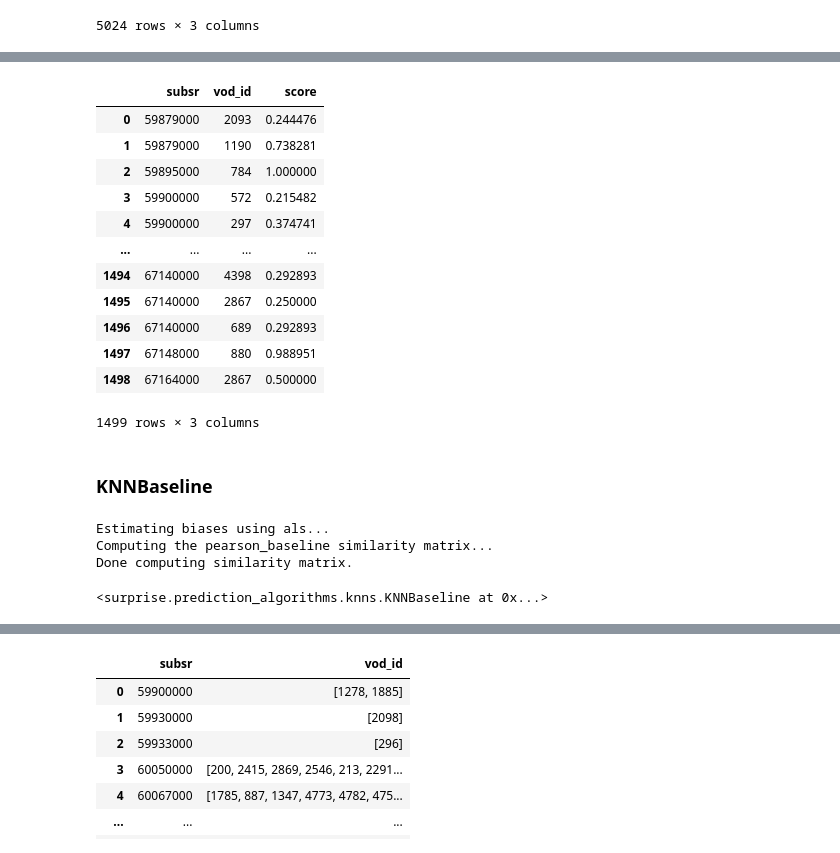
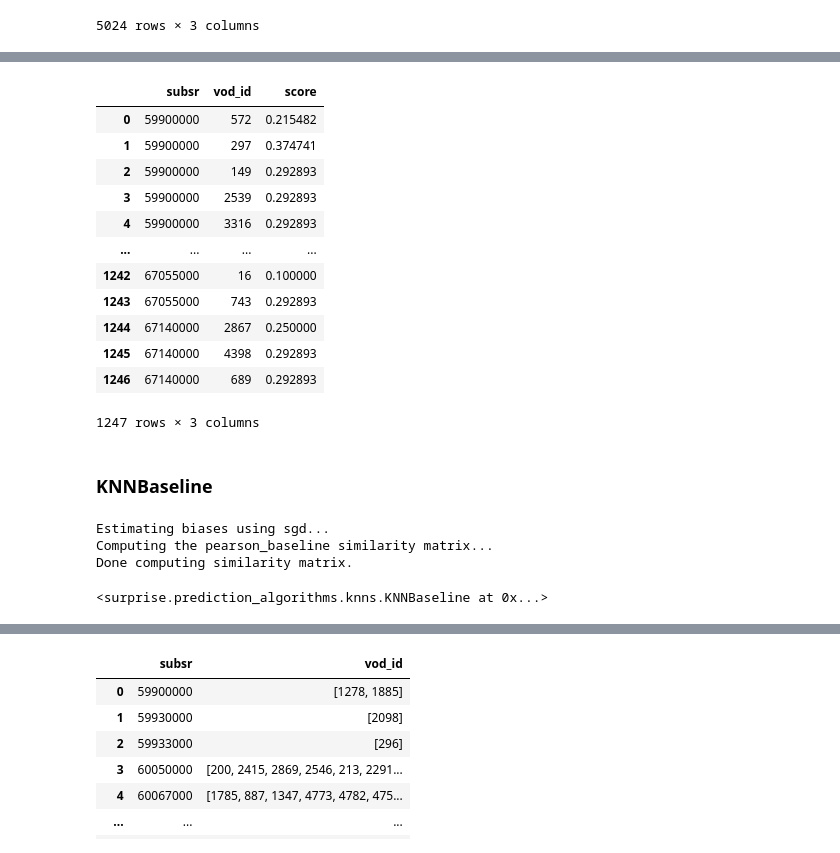
Before and after one commit to LGHV-team1/final-project, a Jupyter notebook: 모델/vod_89train_10test.ipynb, the cells around one changed output, grey strips where cells are left out. Saved outputs shown, nothing was run; the diff lists cells and outputs as text; code cells hidden in the pictures.

```diff
--- a/모델/vod_89train_10test.ipynb
+++ b/모델/vod_89train_10test.ipynb
@@ -396,22 +409,22 @@ vod1
 # %%
+vod1 = vod1[['subsr', 'vod_id', 'score']]
 vod1.to_csv('../data/vod_score.csv', index = 0)
 vod_score = pd.read_csv('../data/vod_score.csv')
-vod_score = vod_score[['subsr', 'vod_id', 'score']]
 vod_score
 # %% [output]
 |  | subsr | vod_id | score |
-| 0 | 59879000 | 2093 | 0.244476 |
-| 1 | 59879000 | 1190 | 0.738281 |
-| 2 | 59895000 | 784 | 1.000000 |
-| 3 | 59900000 | 572 | 0.215482 |
-| 4 | 59900000 | 297 | 0.374741 |
+| 0 | 59900000 | 572 | 0.215482 |
+| 1 | 59900000 | 297 | 0.374741 |
+| 2 | 59900000 | 149 | 0.292893 |
+| 3 | 59900000 | 2539 | 0.292893 |
+| 4 | 59900000 | 3316 | 0.292893 |
 | ... | ... | ... | ... |
-| 1494 | 67140000 | 4398 | 0.292893 |
-| 1495 | 67140000 | 2867 | 0.250000 |
-| 1496 | 67140000 | 689 | 0.292893 |
-| 1497 | 67148000 | 880 | 0.988951 |
-| 1498 | 67164000 | 2867 | 0.500000 |
+| 1242 | 67055000 | 16 | 0.100000 |
+| 1243 | 67055000 | 743 | 0.292893 |
+| 1244 | 67140000 | 2867 | 0.250000 |
+| 1245 | 67140000 | 4398 | 0.292893 |
+| 1246 | 67140000 | 689 | 0.292893 |
-1499 rows × 3 columns
+1247 rows × 3 columns
 # %%
 # 필요한 Surprise 알고리즘 불러오기
 from surprise import SVD, BaselineOnly, SVDpp, Reader
@@ -443,12 +456,14 @@ trainset = convert_traintest_dataframe_forsurprise(vod_score)
 # gs.fit(train_set)
 # gs.best_params
 # %%
-sim_options = {'name': 'pearson_baseline', 'user_based': False} # itemr-based similarity
-bsl_options = {'method' : 'als', 'n_epochs' : 100}
-knnbaseline = KNNBaseline(k = 40, sim_options=sim_options, random_state = 42, min_k= 1, bsl_options=bsl_options)
+sim_options = {'name': 'pearson_baseline', 'user_based': False} # item-based similarity
+bsl_options = {'method' : 'sgd', 'n_epochs' : 1}
+knnbaseline = KNNBaseline(k = 40, sim_options=sim_options, random_state = 42, min_k= 1,
+                          bsl_options=bsl_options)
+
 knnbaseline.fit(trainset)
 # %% [output]
-Estimating biases using als...
+Estimating biases using sgd...
 Computing the pearson_baseline similarity matrix...
 Done computing similarity matrix.
 <surprise.prediction_algorithms.knns.KNNBaseline at 0x...>
```
Also changed, not shown: parts of 36 cells of this notebook, 1 other file.
